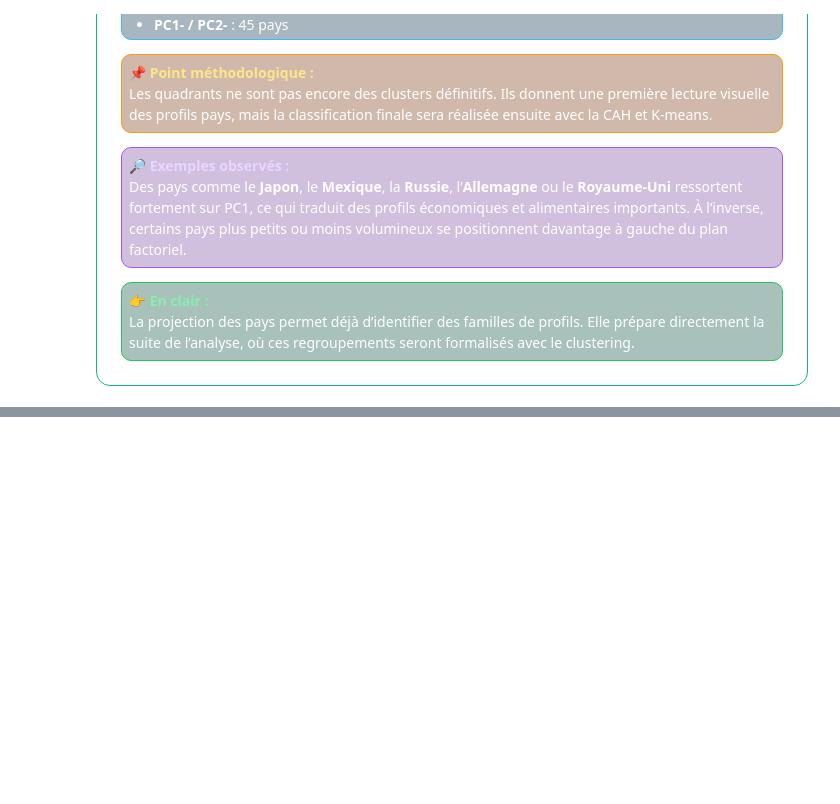
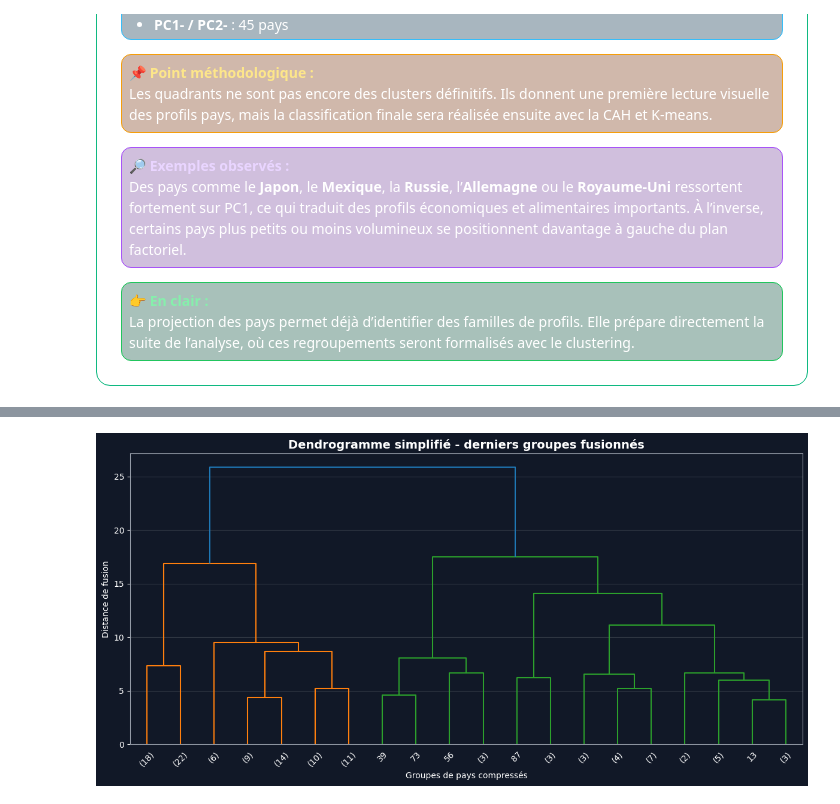
Before and after one commit to Stephane-OC/la-poule-qui-chante-market-study, a Jupyter notebook: ACP_clustering.ipynb, the cells around one changed output, grey strips where cells are left out. Drawn from its saved outputs; the diff is of its cells as text; code cells hidden in the pictures; blank space fills up the shorter version.

```diff
--- a/ACP_clustering.ipynb
+++ b/ACP_clustering.ipynb
@@ -2608,0 +2812,40 @@ plt.show()
+# %%
+# Version simplifiée du dendrogramme
+# Les nombres entre parenthèses correspondent à des groupes compressés de plusieurs pays
+# Cette vue sert surtout à observer les dernières grandes fusions
+fig, ax = plt.subplots(figsize=(12, 6))
+
+fig.patch.set_facecolor("#111827")
+ax.set_facecolor("#111827")
+
+dendrogram(
+    Z,
+    truncate_mode="lastp",
+    p=20,
+    leaf_rotation=45,
+    leaf_font_size=10,
+    color_threshold=None,
+    ax=ax
+)
+
+ax.set_title(
+    "Dendrogramme simplifié - derniers groupes fusionnés",
+    color="white",
+    fontsize=14,
+    fontweight="bold"
+)
+ax.set_xlabel("Groupes de pays compressés", color="white")
+ax.set_ylabel("Distance de fusion", color="white")
+
+ax.tick_params(axis="x", colors="white")
+ax.tick_params(axis="y", colors="white")
+
+ax.grid(axis="y", alpha=0.25)
+
+for spine in ax.spines.values():
+    spine.set_color("#9CA3AF")
+
+plt.tight_layout()
+plt.show()
+# %% [output]
+[figure, added]
```
Also changed, not shown: parts of 42 cells of this notebook.
